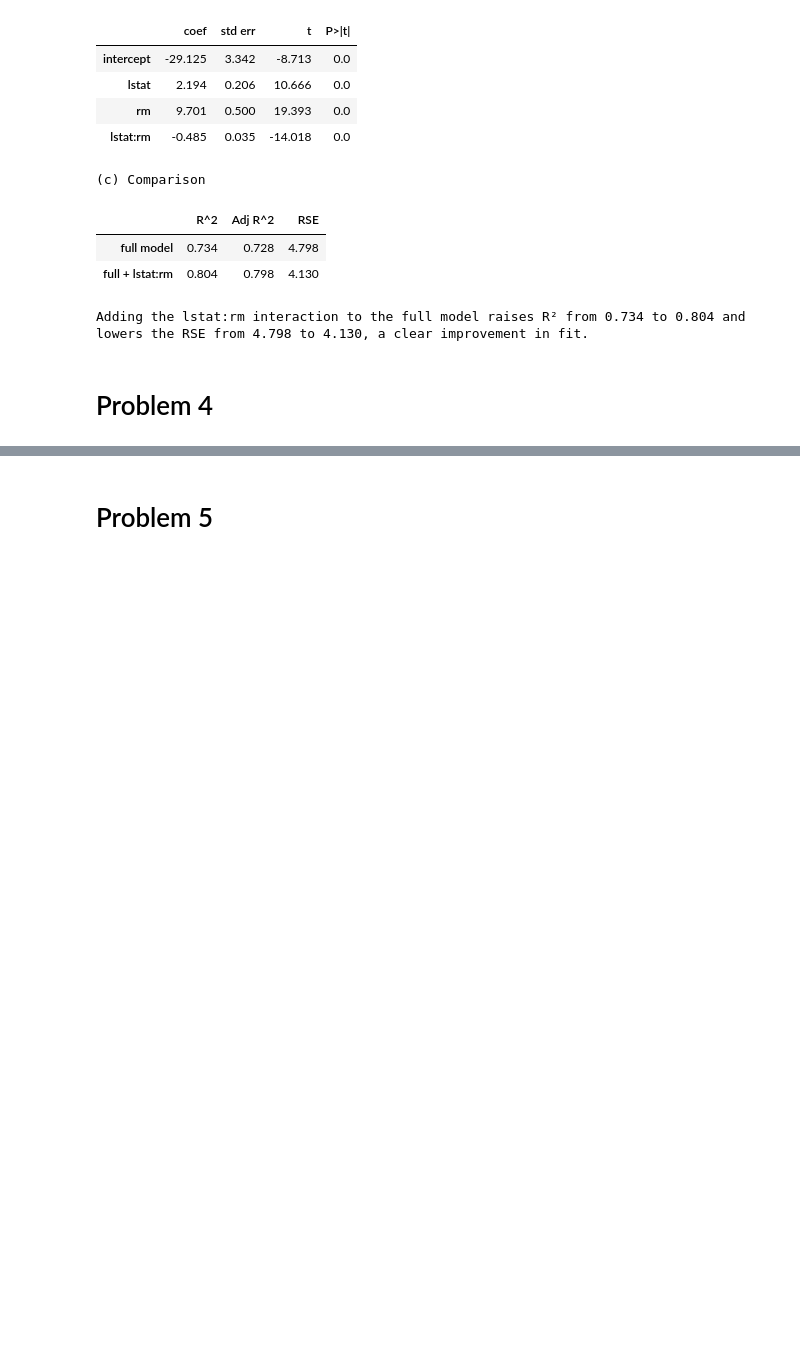
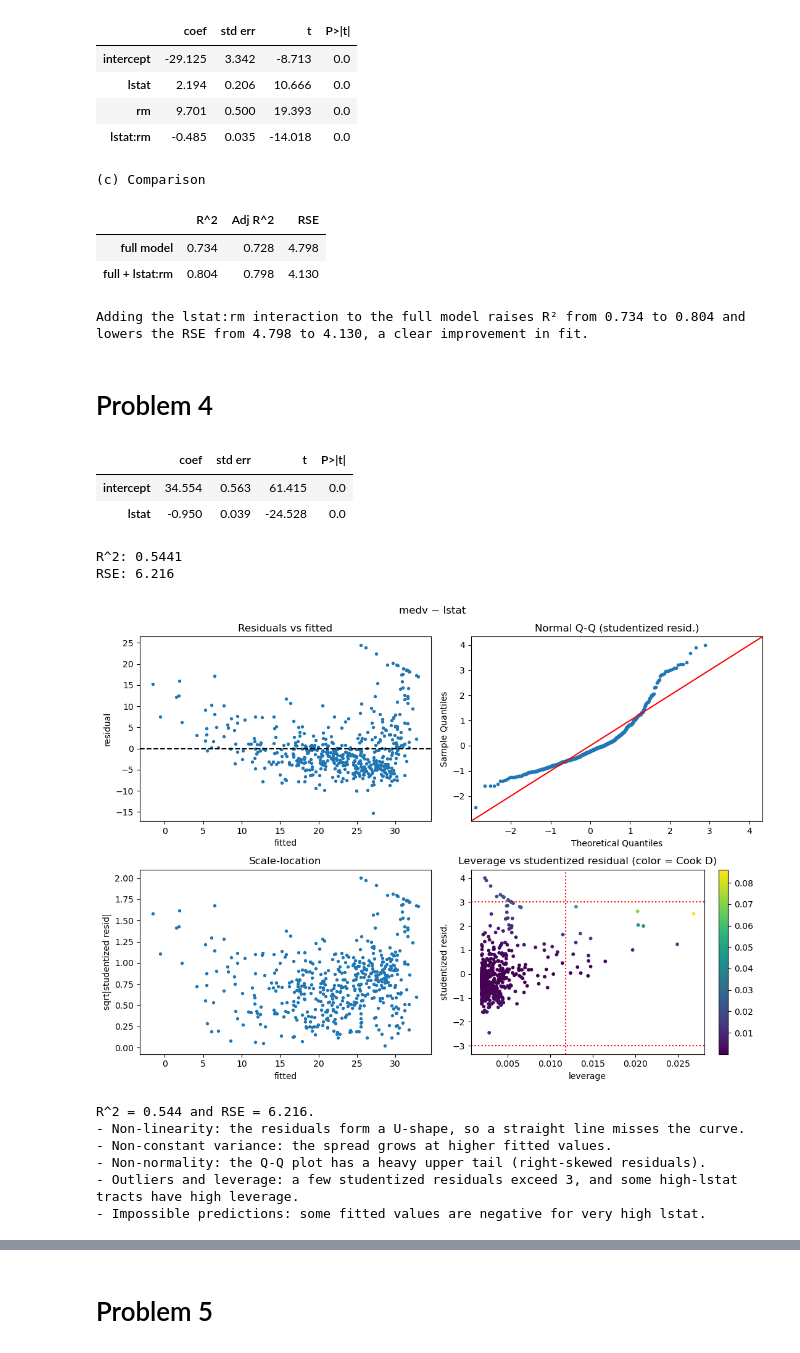
Before and after one commit to avinashsriram1/ADSP-31011-Statistical-Models-for-Data-Science, a Jupyter notebook: Assignment 3/Assignment_3_Avinash_Sriram.ipynb, the cells around one changed output, grey strips where cells are left out. Drawn from its saved outputs; the diff is of its cells as text; code cells hidden in the pictures; blank space fills up the shorter version.

```diff
--- a/Assignment 3/Assignment_3_Avinash_Sriram.ipynb
+++ b/Assignment 3/Assignment_3_Avinash_Sriram.ipynb
@@ -494,3 +500,54 @@ print("Adding the lstat:rm interaction to the full model raises R² from 0.734 t
 Adding the lstat:rm interaction to the full model raises R² from 0.734 to 0.804 and lowers the RSE from 4.798 to 4.130, a clear improvement in fit.
 # %% [markdown]
 # Problem 4
+# %%
+# Helper
+
+def diag_plots(res, title=''):
+    infl = OLSInfluence(res)
+    fitted, resid = res.fittedvalues, res.resid
+    stud = infl.resid_studentized_external
+    lev = infl.hat_matrix_diag
+    cook = infl.cooks_distance[0]
+    fig, axs = plt.subplots(2, 2, figsize=(11, 8))
+    axs[0, 0].scatter(fitted, resid, s=8); axs[0, 0].axhline(0, c='k', ls='--')
+    axs[0, 0].set(title='Residuals vs fitted', xlabel='fitted', ylabel='residual')
+    sm.qqplot(stud, line='45', ax=axs[0, 1], markersize=3); axs[0, 1].set_title('Normal Q-Q (studentized resid.)')
+    axs[1, 0].scatter(fitted, np.sqrt(np.abs(stud)), s=8)
+    axs[1, 0].set(title='Scale-location', xlabel='fitted', ylabel='sqrt|studentized resid|')
+    sc = axs[1, 1].scatter(lev, stud, c=cook, s=10, cmap='viridis')
+    axs[1, 1].axhline(3, c='r', ls=':'); axs[1, 1].axhline(-3, c='r', ls=':')
+    axs[1, 1].axvline(3 * (res.df_model + 1) / res.nobs, c='r', ls=':')
+    axs[1, 1].set(title='Leverage vs studentized residual (color = Cook D)', xlabel='leverage', ylabel='studentized resid.')
+    fig.colorbar(sc, ax=axs[1, 1]); fig.suptitle(title); plt.tight_layout()
+    return infl
+# %%
+# Part 1
+
+res_lstat = fit_ols(['lstat'])
+display(summarize(res_lstat))
+print(f"R^2: {res_lstat.rsquared:.4f}")
+print(f"RSE: {np.sqrt(res_lstat.scale):.3f}")
+
+infl_lstat = diag_plots(res_lstat, 'medv ~ lstat')
+plt.show()
+
+print("""
+- Non-linearity: the residuals form a U-shape, so a straight line misses the curve.
+- Non-constant variance: the spread grows at higher fitted values.
+- Non-normality: the Q-Q plot has a heavy upper tail (right-skewed residuals).
+- Outliers and leverage: a few studentized residuals exceed 3, and some high-lstat tracts have high leverage.
+- Impossible predictions: some fitted values are negative for very high lstat.""")
+# %% [output]
+|  | coef | std err | t | P>|t| |
+| intercept | 34.554 | 0.563 | 61.415 | 0.0 |
+| lstat | -0.950 | 0.039 | -24.528 | 0.0 |
+R^2: 0.5441
+RSE: 6.216
+[figure, added]
+R^2 = 0.544 and RSE = 6.216.
+- Non-linearity: the residuals form a U-shape, so a straight line misses the curve.
+- Non-constant variance: the spread grows at higher fitted values.
+- Non-normality: the Q-Q plot has a heavy upper tail (right-skewed residuals).
+- Outliers and leverage: a few studentized residuals exceed 3, and some high-lstat tracts have high leverage.
+- Impossible predictions: some fitted values are negative for very high lstat.
```
Also changed, not shown: parts of 10 cells of this notebook.
